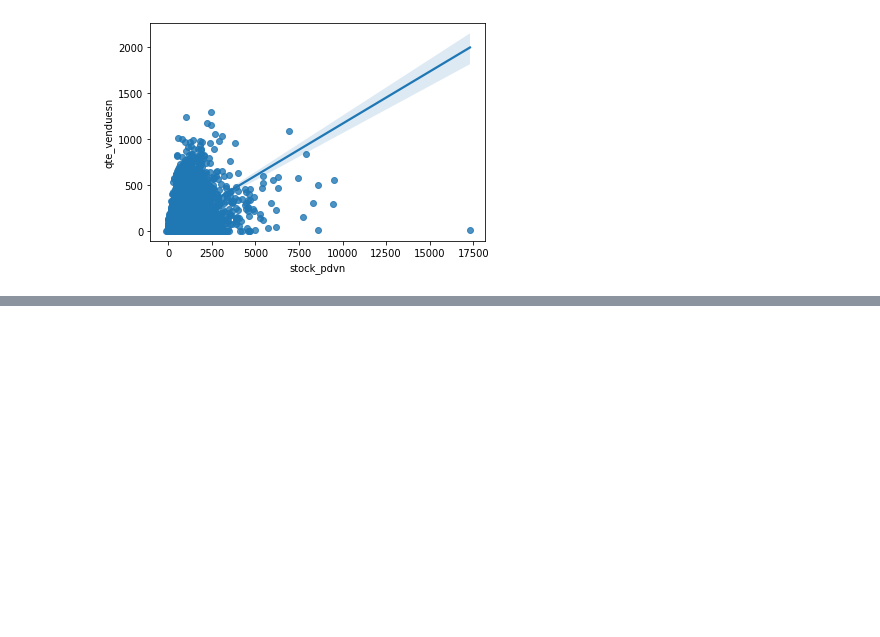
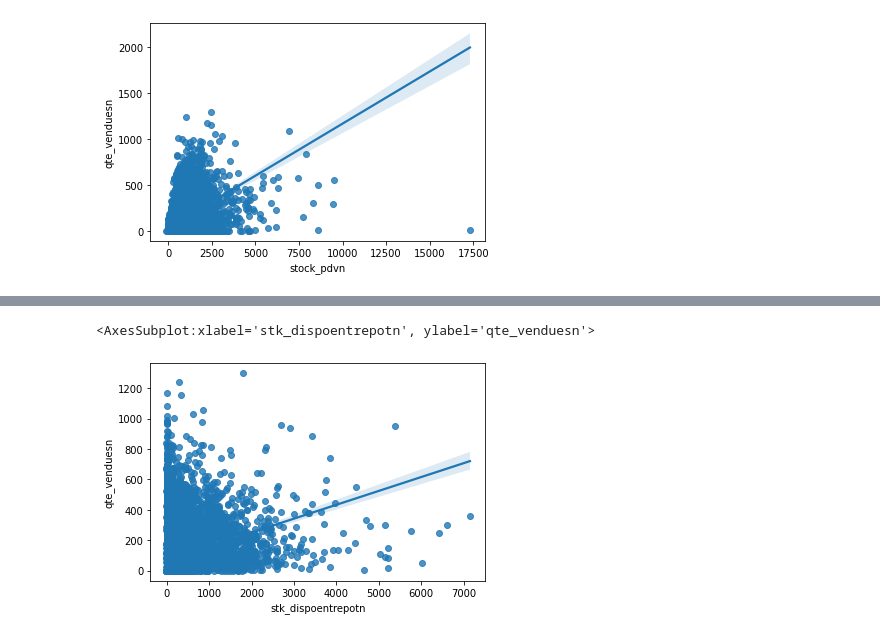
Before and after one commit to J-Cancelliere/markdown-predictions, a Jupyter notebook: notebooks/02_data_analysis.ipynb, the cells around one changed output, grey strips where cells are left out. Cells and saved outputs as stored; diff of their text form; code cells hidden in the pictures; blank space fills up the shorter version.

```diff
--- a/notebooks/02_data_analysis.ipynb
+++ b/notebooks/02_data_analysis.ipynb
@@ -103,0 +109,5 @@ sns.regplot(x="stock_pdvn",y="qte_venduesn",data=num_data)
+# %%
+sns.regplot(x="stk_dispoentrepotn",y="qte_venduesn",data=num_data)
+# %% [output]
+<AxesSubplot:xlabel='stk_dispoentrepotn', ylabel='qte_venduesn'>
+[figure, added]
```
Also changed, not shown: parts of 1 cell of this notebook.
